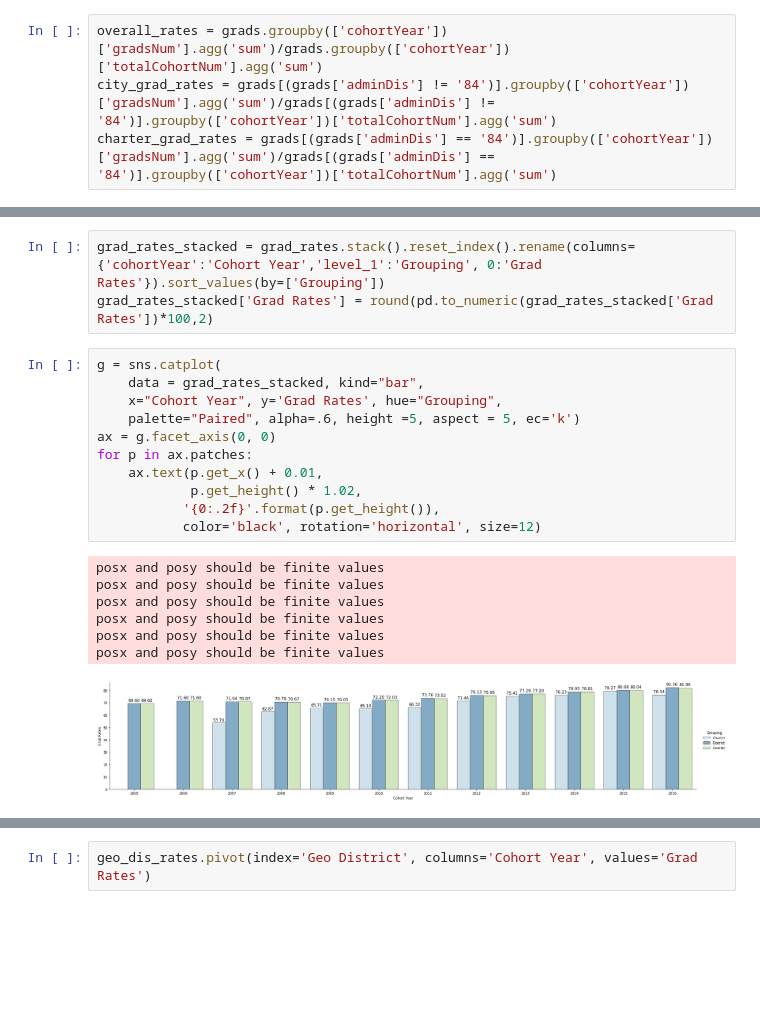
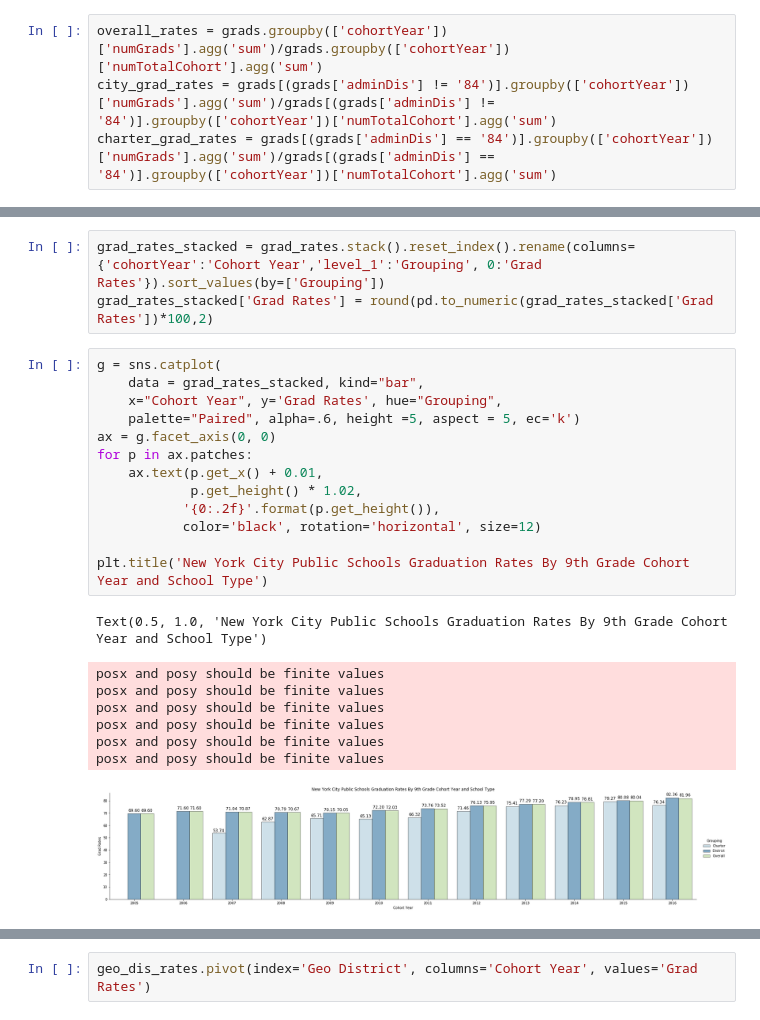
Before and after one commit to meiguan/covid19SchoolsNYC, a Jupyter notebook: eda_public_datasets.ipynb, the cells around one changed output, grey strips where cells are left out. Saved outputs shown, nothing was run; the diff lists cells and outputs as text; blank space fills up the shorter version.

```diff
--- a/eda_public_datasets.ipynb
+++ b/eda_public_datasets.ipynb
@@ -102,9 +102,9 @@ grads.groupby(['cohortYear']).describe()['gradsNum']
 | 2015 | 516.0 | 116.941860 | 155.115130 | 0.0 | 55.00 | 76.5 | 103.25 | 1372.0 |
 | 2016 | 523.0 | 119.495220 | 157.201903 | 0.0 | 55.00 | 78.0 | 106.00 | 1460.0 |
 # %%
-overall_rates = grads.groupby(['cohortYear'])['gradsNum'].agg('sum')/grads.groupby(['cohortYear'])['totalCohortNum'].agg('sum')
-city_grad_rates = grads[(grads['adminDis'] != '84')].groupby(['cohortYear'])['gradsNum'].agg('sum')/grads[(grads['adminDis'] != '84')].groupby(['cohortYear'])['totalCohortNum'].agg('sum')
-charter_grad_rates = grads[(grads['adminDis'] == '84')].groupby(['cohortYear'])['gradsNum'].agg('sum')/grads[(grads['adminDis'] == '84')].groupby(['cohortYear'])['totalCohortNum'].agg('sum')
+overall_rates = grads.groupby(['cohortYear'])['numGrads'].agg('sum')/grads.groupby(['cohortYear'])['numTotalCohort'].agg('sum')
+city_grad_rates = grads[(grads['adminDis'] != '84')].groupby(['cohortYear'])['numGrads'].agg('sum')/grads[(grads['adminDis'] != '84')].groupby(['cohortYear'])['numTotalCohort'].agg('sum')
+charter_grad_rates = grads[(grads['adminDis'] == '84')].groupby(['cohortYear'])['numGrads'].agg('sum')/grads[(grads['adminDis'] == '84')].groupby(['cohortYear'])['numTotalCohort'].agg('sum')
 # %%
 grad_rates = pd.DataFrame({'District': city_grad_rates, 'Charter':charter_grad_rates, 'Overall':overall_rates})
 # %%
@@ -134,19 +134,22 @@ grad_rates_stacked['Grad Rates'] = round(pd.to_numeric(grad_rates_stacked['Grad
 # %%
 g = sns.catplot(
     data = grad_rates_stacked, kind="bar",
     x="Cohort Year", y='Grad Rates', hue="Grouping",
     palette="Paired", alpha=.6, height =5, aspect = 5, ec='k')
 ax = g.facet_axis(0, 0)
 for p in ax.patches:
     ax.text(p.get_x() + 0.01,
             p.get_height() * 1.02,
            '{0:.2f}'.format(p.get_height()),
            color='black', rotation='horizontal', size=12)
+
+plt.title('New York City Public Schools Graduation Rates By 9th Grade Cohort Year and School Type')
 # %% [output]
-posx and posy should be finite values
-posx and posy should be finite values
-posx and posy should be finite values
-posx and posy should be finite values
-posx and posy should be finite values
-posx and posy should be finite values
+Text(0.5, 1.0, 'New York City Public Schools Graduation Rates By 9th Grade Cohort Year and School Type')
+posx and posy should be finite values
+posx and posy should be finite values
+posx and posy should be finite values
+posx and posy should be finite values
+posx and posy should be finite values
+posx and posy should be finite values
-[figure, old version]
+[figure, new version]
```
Also changed, not shown: parts of 34 cells of this notebook, 1 other file.
